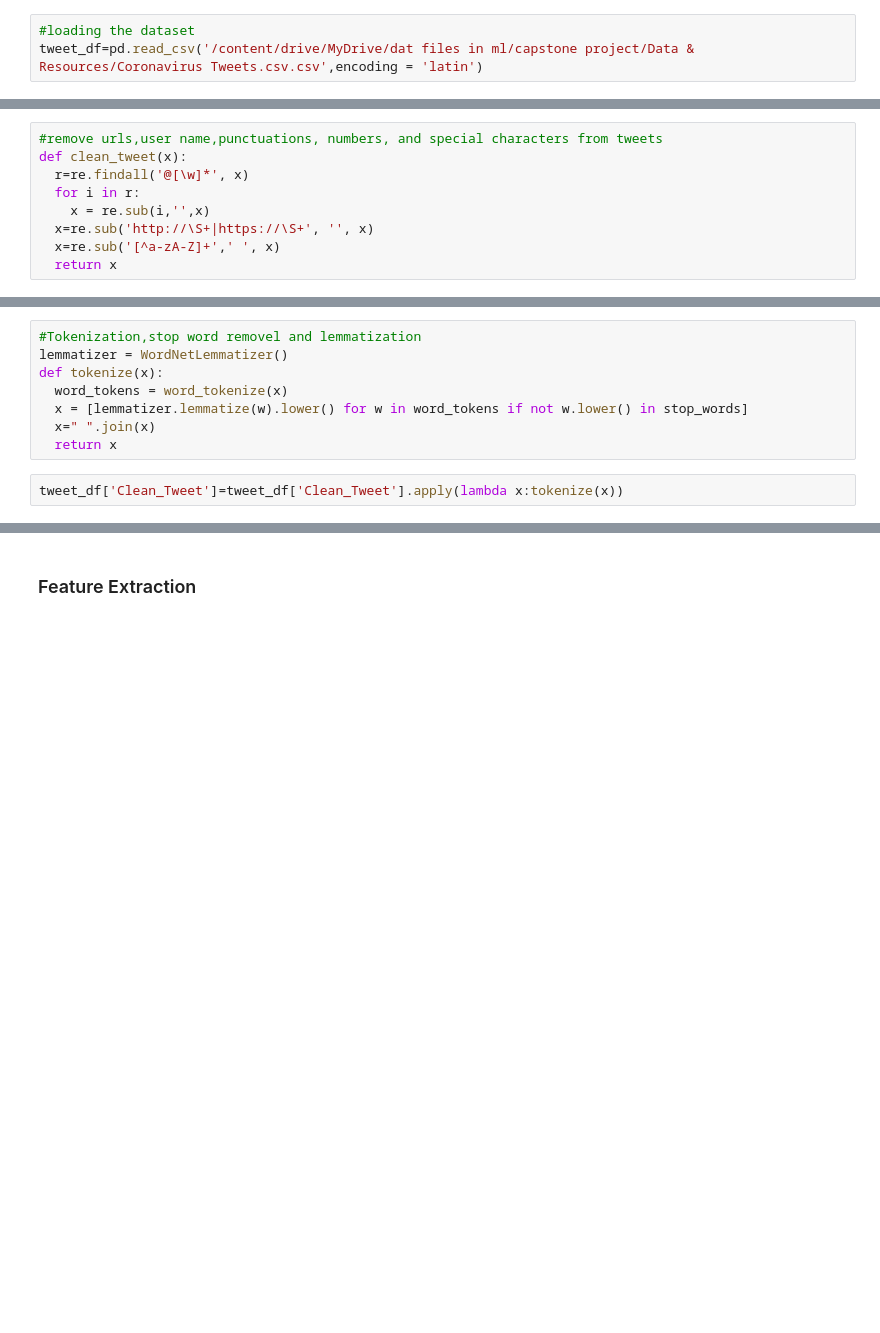
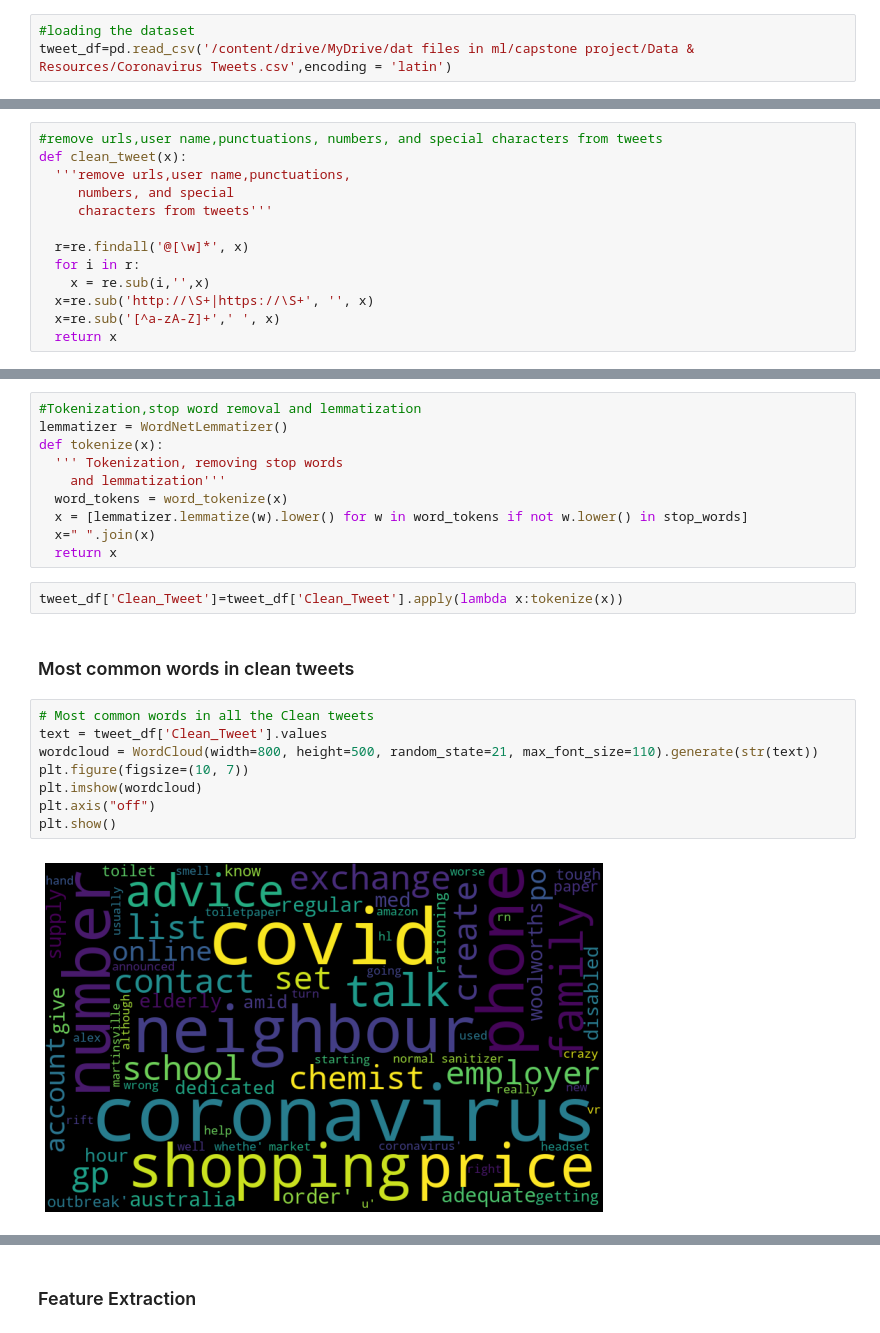
Before and after one commit to subodhsd/Coronavirus-Tweet-Sentiment-Analysis, a Jupyter notebook: Coronavirus_Tweet_Sentiment_Analysis_final_by_Subodh_Capstone_Project.ipynb, the cells around one changed output, grey strips where cells are left out. Saved outputs shown, nothing was run; the diff lists cells and outputs as text; blank space fills up the shorter version.

```diff
--- a/Coronavirus_Tweet_Sentiment_Analysis_final_by_Subodh_Capstone_Project.ipynb
+++ b/Coronavirus_Tweet_Sentiment_Analysis_final_by_Subodh_Capstone_Project.ipynb
@@ -58,7 +60,7 @@ warnings.filterwarnings("ignore")
 [nltk_data] Downloading package omw-1.4 to /root/nltk_data...
 # %%
 #loading the dataset
-tweet_df=pd.read_csv('/content/drive/MyDrive/dat files in ml/capstone project/Data & Resources/Coronavirus Tweets.csv.csv',encoding = 'latin')
+tweet_df=pd.read_csv('/content/drive/MyDrive/dat files in ml/capstone project/Data & Resources/Coronavirus Tweets.csv',encoding = 'latin')
 # %%
 #Top five observation of the dataset
 tweet_df.head()
@@ -943,6 +950,10 @@ Text(0.5, 1.0, 'Top 50 extremely negative hashtags')
 # %%
 #remove urls,user name,punctuations, numbers, and special characters from tweets
 def clean_tweet(x):
+  '''remove urls,user name,punctuations,
+     numbers, and special
+     characters from tweets'''
+
   r=re.findall('@[\w]*', x)
   for i in r:
     x = re.sub(i,'',x)
@@ -969,12 +980,26 @@ Name: Clean_Tweet, Length: 41157, dtype: object
 # %%
 stop_words = set(stopwords.words('english'))
 # %%
-#Tokenization,stop word removel and lemmatization
+#Tokenization,stop word removal and lemmatization
 lemmatizer = WordNetLemmatizer()
 def tokenize(x):
+  ''' Tokenization, removing stop words
+    and lemmatization'''
   word_tokens = word_tokenize(x)
   x = [lemmatizer.lemmatize(w).lower() for w in word_tokens if not w.lower() in stop_words]
   x=" ".join(x)
   return x
 # %%
 tweet_df['Clean_Tweet']=tweet_df['Clean_Tweet'].apply(lambda x:tokenize(x))
+# %% [markdown]
+### Most common words in clean tweets
+# %%
+# Most common words in all the Clean tweets
+text = tweet_df['Clean_Tweet'].values
+wordcloud = WordCloud(width=800, height=500, random_state=21, max_font_size=110).generate(str(text))
+plt.figure(figsize=(10, 7))
+plt.imshow(wordcloud)
+plt.axis("off")
+plt.show()
+# %% [output]
+[figure, added]
```
Also changed, not shown: parts of 134 cells of this notebook.
